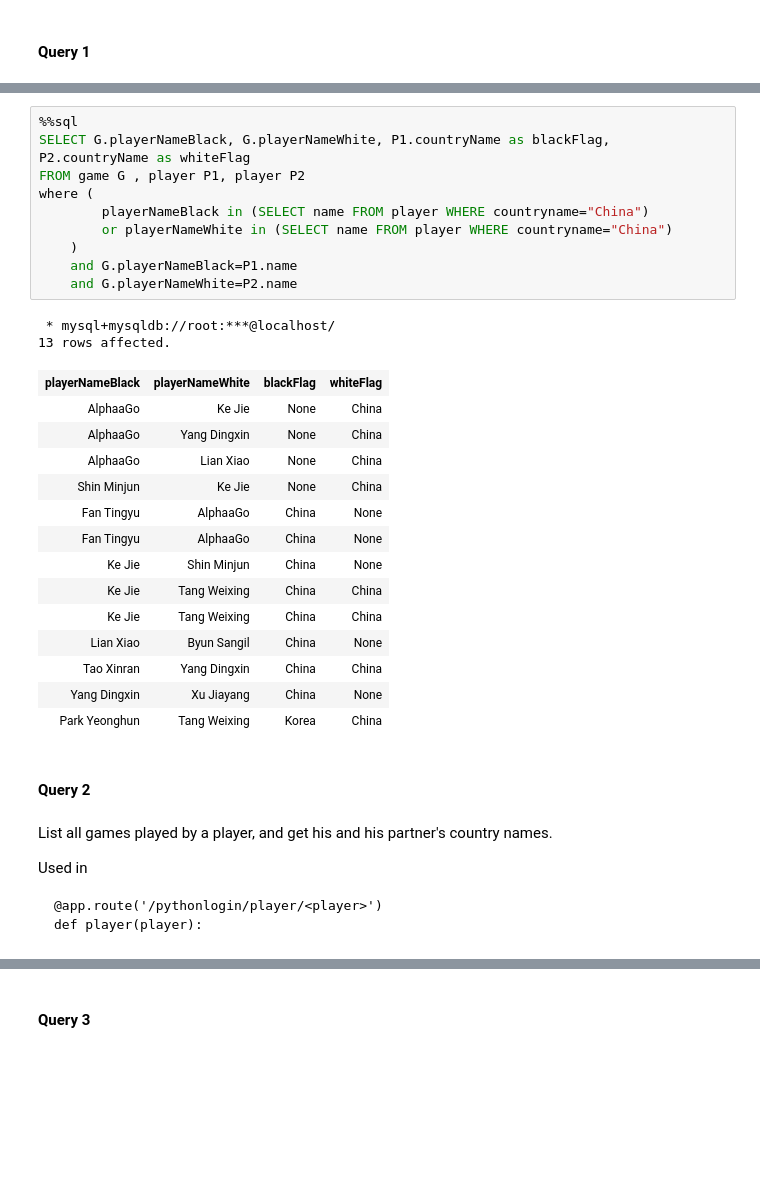
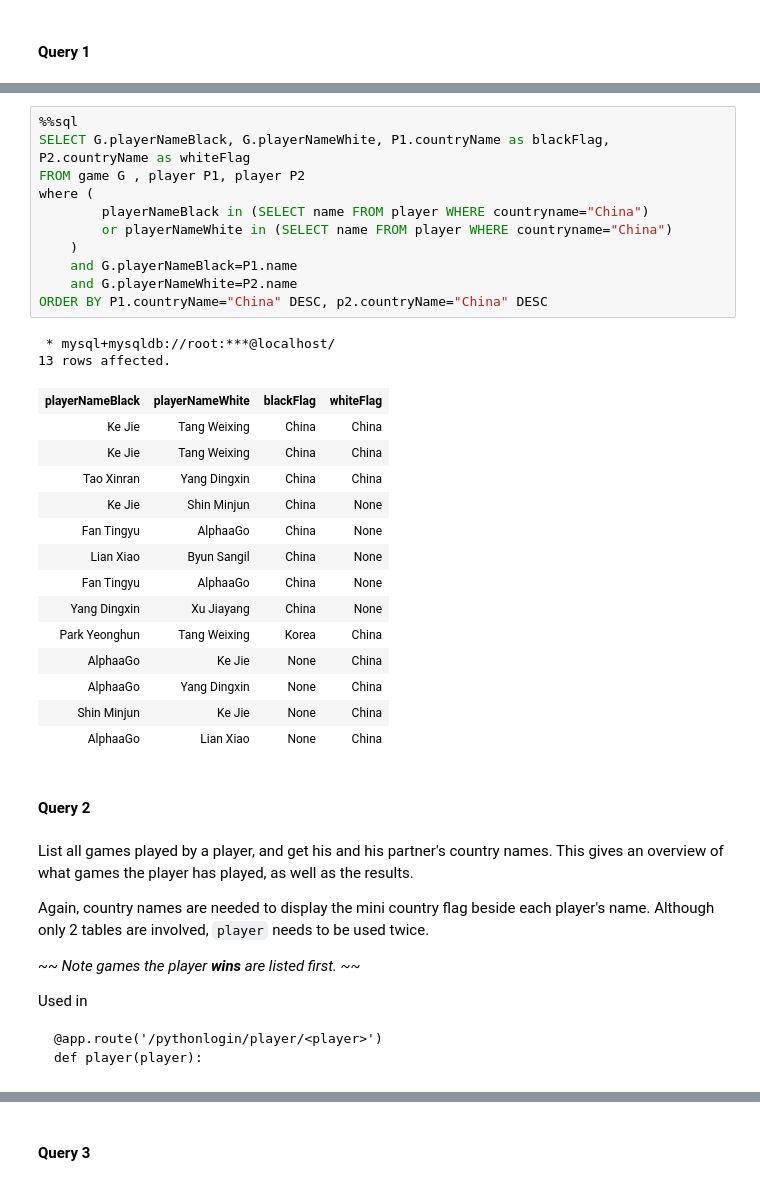
Before and after one commit to c-j-lh/weiqi, a Jupyter notebook: ProjectFinalReportChieuLeHeng.ipynb, the cells around one changed output, grey strips where cells are left out. Saved outputs shown, nothing was run; the diff lists cells and outputs as text; blank space fills up the shorter version.

Commit message:
done again

```diff
--- a/ProjectFinalReportChieuLeHeng.ipynb
+++ b/ProjectFinalReportChieuLeHeng.ipynb
@@ -711,34 +725,40 @@ def country(country):
 # %%
 %%sql
 SELECT G.playerNameBlack, G.playerNameWhite, P1.countryName as blackFlag, P2.countryName as whiteFlag
 FROM game G , player P1, player P2
 where (
         playerNameBlack in (SELECT name FROM player WHERE countryname="China")
 	    or playerNameWhite in (SELECT name FROM player WHERE countryname="China")
     )
 	and G.playerNameBlack=P1.name
     and G.playerNameWhite=P2.name
+ORDER BY P1.countryName="China" DESC, p2.countryName="China" DESC
 # %% [output]
  * mysql+mysqldb://root:***@localhost/
 13 rows affected.
 | playerNameBlack | playerNameWhite | blackFlag | whiteFlag |
+| Ke Jie | Tang Weixing | China | China |
+| Ke Jie | Tang Weixing | China | China |
+| Tao Xinran | Yang Dingxin | China | China |
+| Ke Jie | Shin Minjun | China | None |
+| Fan Tingyu | AlphaaGo | China | None |
+| Lian Xiao | Byun Sangil | China | None |
+| Fan Tingyu | AlphaaGo | China | None |
+| Yang Dingxin | Xu Jiayang | China | None |
+| Park Yeonghun | Tang Weixing | Korea | China |
 | AlphaaGo | Ke Jie | None | China |
 | AlphaaGo | Yang Dingxin | None | China |
+| Shin Minjun | Ke Jie | None | China |
 | AlphaaGo | Lian Xiao | None | China |
-| Shin Minjun | Ke Jie | None | China |
-| Fan Tingyu | AlphaaGo | China | None |
-| Fan Tingyu | AlphaaGo | China | None |
-| Ke Jie | Shin Minjun | China | None |
-| Ke Jie | Tang Weixing | China | China |
-| Ke Jie | Tang Weixing | China | China |
-| Lian Xiao | Byun Sangil | China | None |
-| Tao Xinran | Yang Dingxin | China | China |
-| Yang Dingxin | Xu Jiayang | China | None |
-| Park Yeonghun | Tang Weixing | Korea | China |
 # %% [markdown]
 #### Query 2
 # %% [markdown]
-List all games played by a player, and get his and his partner's country names.
+List all games played by a player, and get his and his partner's country names. This gives an overview of what games the player has played, as well as the results.
+
+Again, country names are needed to display the mini country flag beside each player's name. Although only 2 tables are involved, `player` needs to be used twice.
+
+*\~\~ Note games the player **wins** are listed first. \~\~*
+
 
 Used in
 
```
Also changed, not shown: parts of 9 cells of this notebook, 8 other files.
